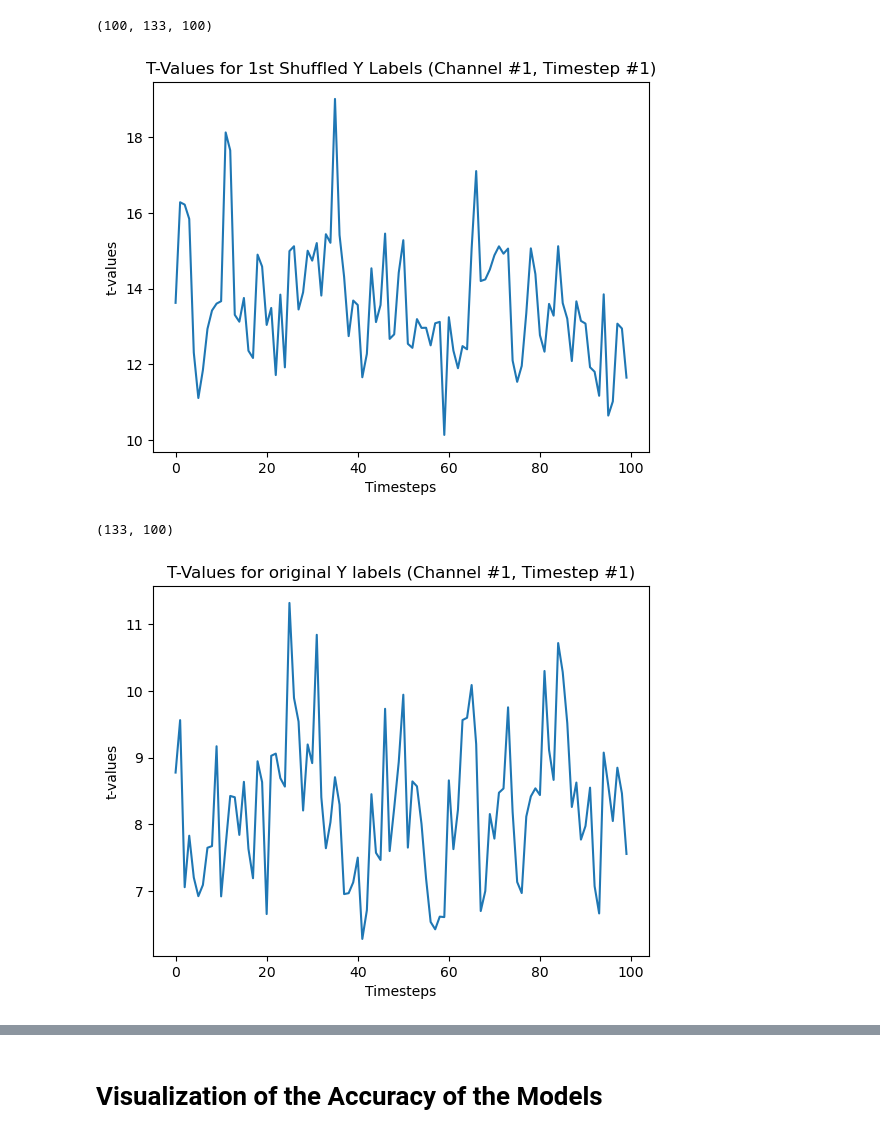
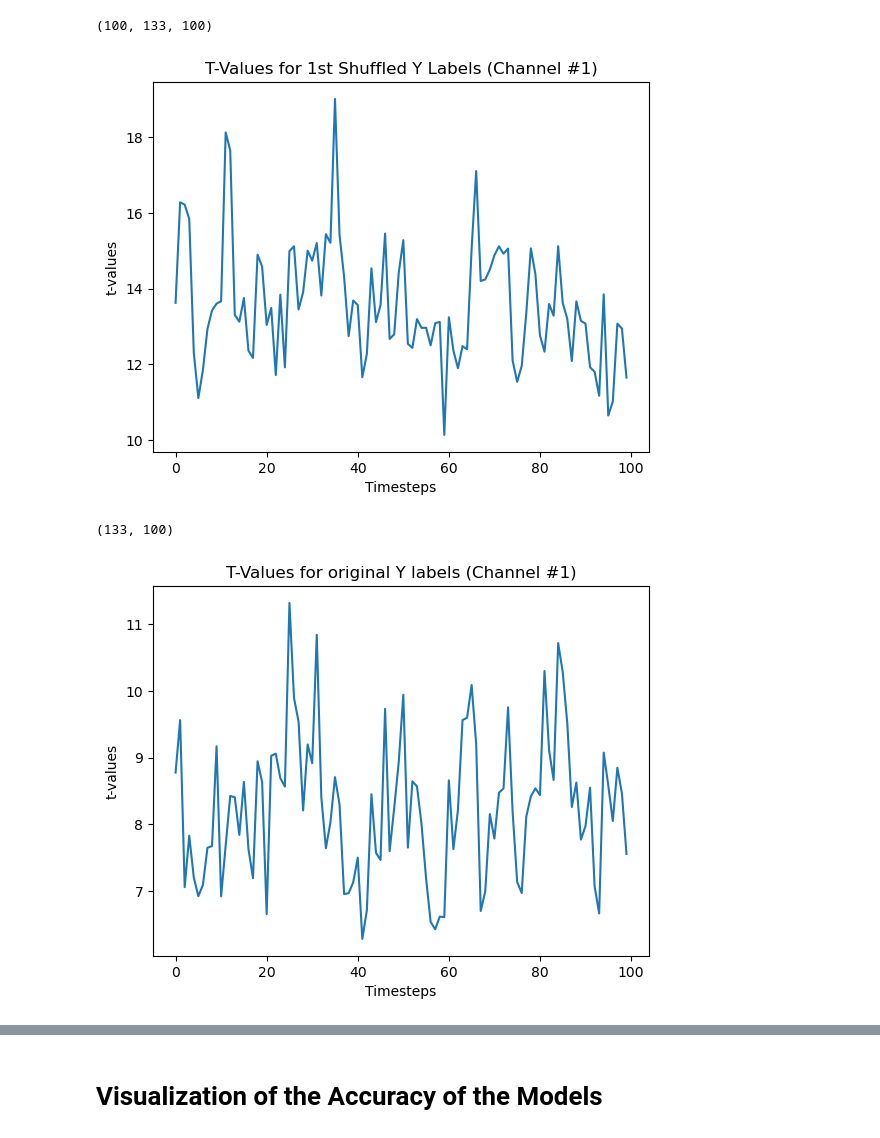
Before and after one commit to ncsl/decoding-decision-making, a Jupyter notebook: EFRI Data Analysis LDA.ipynb, the cells around one changed output, grey strips where cells are left out. Saved outputs shown, nothing was run; the diff lists cells and outputs as text; code cells hidden in the pictures.

```diff
--- a/EFRI Data Analysis LDA.ipynb
+++ b/EFRI Data Analysis LDA.ipynb
@@ -166,4 +154,4 @@ results = pool.starmap(get_t_values, [(data, y, num_channels, num_timesteps, num
 pool.close()
 # %%
-sub6_shuffled_t_values = np.load('t_values/Subject06_shuffled_tvalues.npy')
+sub6_shuffled_t_stats = np.load('t_values/Subject06_shuffled_tvalues.npy')
 # %%
@@ -171,11 +159,11 @@ sub6_shuffled_t_values.shape
 # %% [output]
 (100, 133, 100)
 # %%
-plt.plot(sub6_shuffled_t_values[0][0])
+plt.plot(sub6_shuffled_t_stats[0][0])
 plt.xlabel('Timesteps')
 plt.ylabel('t-values')
-plt.title('T-Values for 1st Shuffled Y Labels (Channel #1, Timestep #1)')
+plt.title('T-Values for 1st Shuffled Y Labels (Channel #1)')
 plt.show()
 # %% [output]
-[figure, old version]
+[figure, new version]
 # %%
@@ -185,10 +173,10 @@ sub6_t_values.shape
 # %% [output]
 (133, 100)
 # %%
-plt.plot(sub6_t_values[0])
+plt.plot(sub6_t_stats[0])
 plt.xlabel('Timesteps')
 plt.ylabel('t-values')
-plt.title('T-Values for original Y labels (Channel #1, Timestep #1)')
+plt.title('T-Values for original Y labels (Channel #1)')
 plt.show()
 # %% [output]
-[figure, old version]
+[figure, new version]
```
Also changed, not shown: parts of 23 cells of this notebook.
